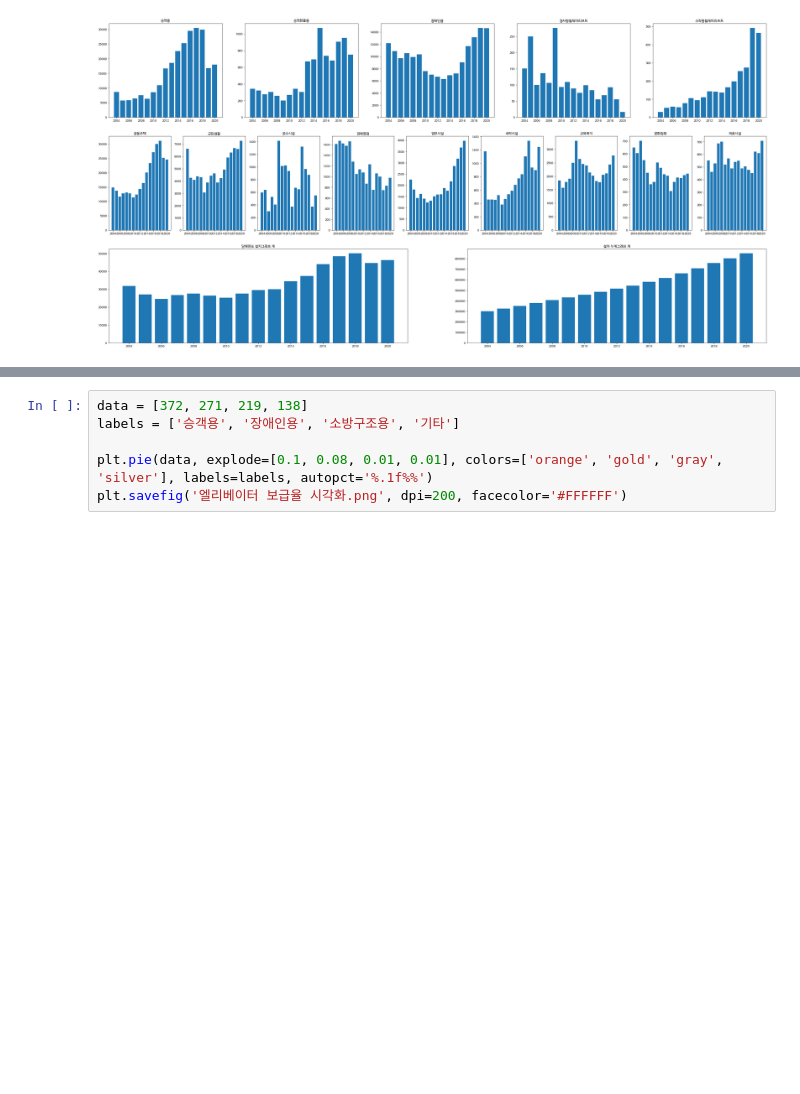
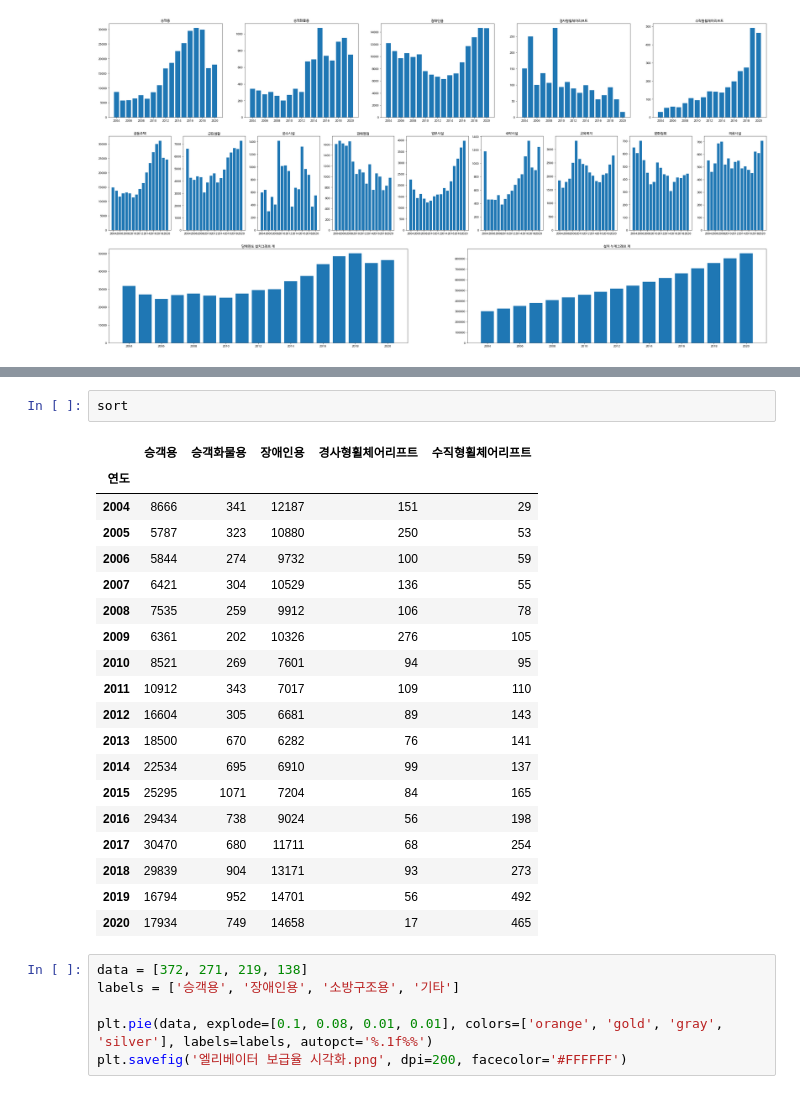
Before and after one commit to modeep/the-modeep, a Jupyter notebook: elevator/elevator.ipynb, the cells around one changed output, grey strips where cells are left out. Saved outputs shown, nothing was run; the diff lists cells and outputs as text; blank space fills up the shorter version.

```diff
--- a/elevator/elevator.ipynb
+++ b/elevator/elevator.ipynb
@@ -111,6 +113,28 @@ ax.set_title('연간 휠체어리프트 설치')
 plt.savefig('엘리베이터 설치율 시각화.png', dpi=200, facecolor='#FFFFFF')
 # %% [output]
 [figure]
+# %%
+sort
+# %% [output]
+|  | 승객용 | 승객화물용 | 장애인용 | 경사형휠체어리프트 | 수직형휠체어리프트 |
+| 연도 |  |  |  |  |  |
+| 2004 | 8666 | 341 | 12187 | 151 | 29 |
+| 2005 | 5787 | 323 | 10880 | 250 | 53 |
+| 2006 | 5844 | 274 | 9732 | 100 | 59 |
+| 2007 | 6421 | 304 | 10529 | 136 | 55 |
+| 2008 | 7535 | 259 | 9912 | 106 | 78 |
+| 2009 | 6361 | 202 | 10326 | 276 | 105 |
+| 2010 | 8521 | 269 | 7601 | 94 | 95 |
+| 2011 | 10912 | 343 | 7017 | 109 | 110 |
+| 2012 | 16604 | 305 | 6681 | 89 | 143 |
+| 2013 | 18500 | 670 | 6282 | 76 | 141 |
+| 2014 | 22534 | 695 | 6910 | 99 | 137 |
+| 2015 | 25295 | 1071 | 7204 | 84 | 165 |
+| 2016 | 29434 | 738 | 9024 | 56 | 198 |
+| 2017 | 30470 | 680 | 11711 | 68 | 254 |
+| 2018 | 29839 | 904 | 13171 | 93 | 273 |
+| 2019 | 16794 | 952 | 14701 | 56 | 492 |
+| 2020 | 17934 | 749 | 14658 | 17 | 465 |
 # %%
 data = [372, 271, 219, 138]
 labels = ['승객용', '장애인용', '소방구조용', '기타']
```
Also changed, not shown: parts of 1 cell of this notebook, 1 other file.
